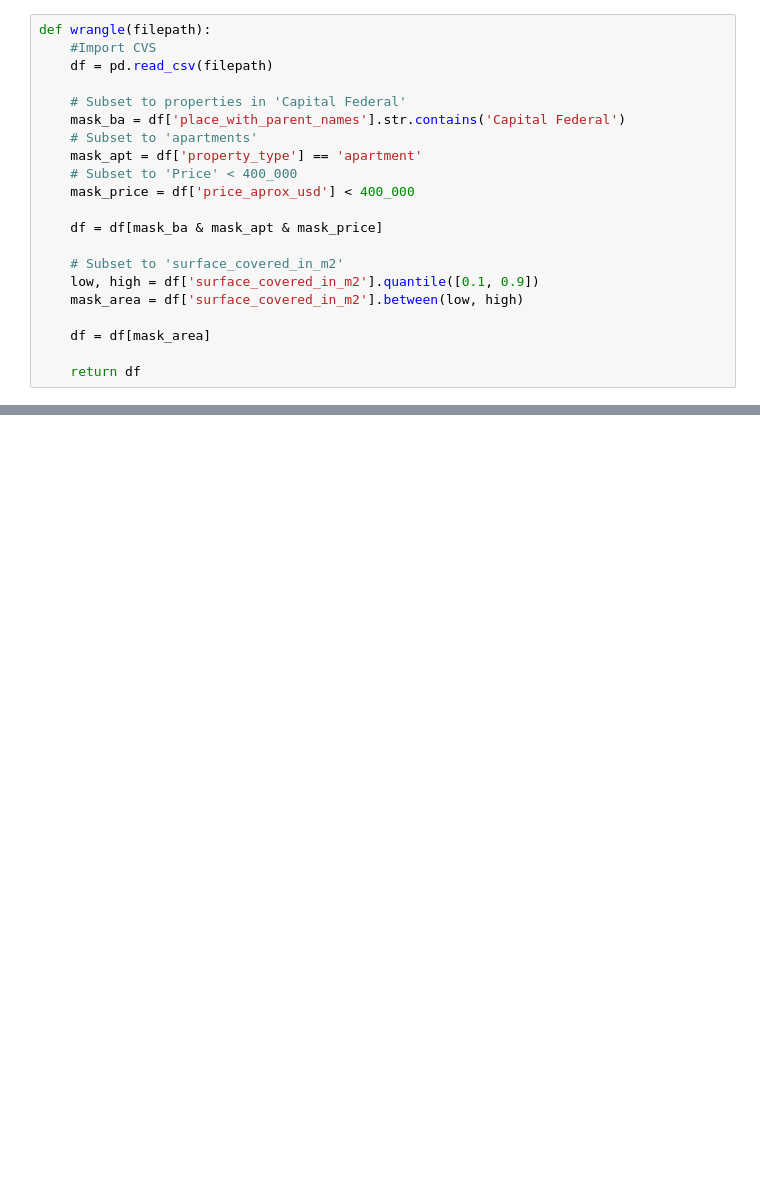
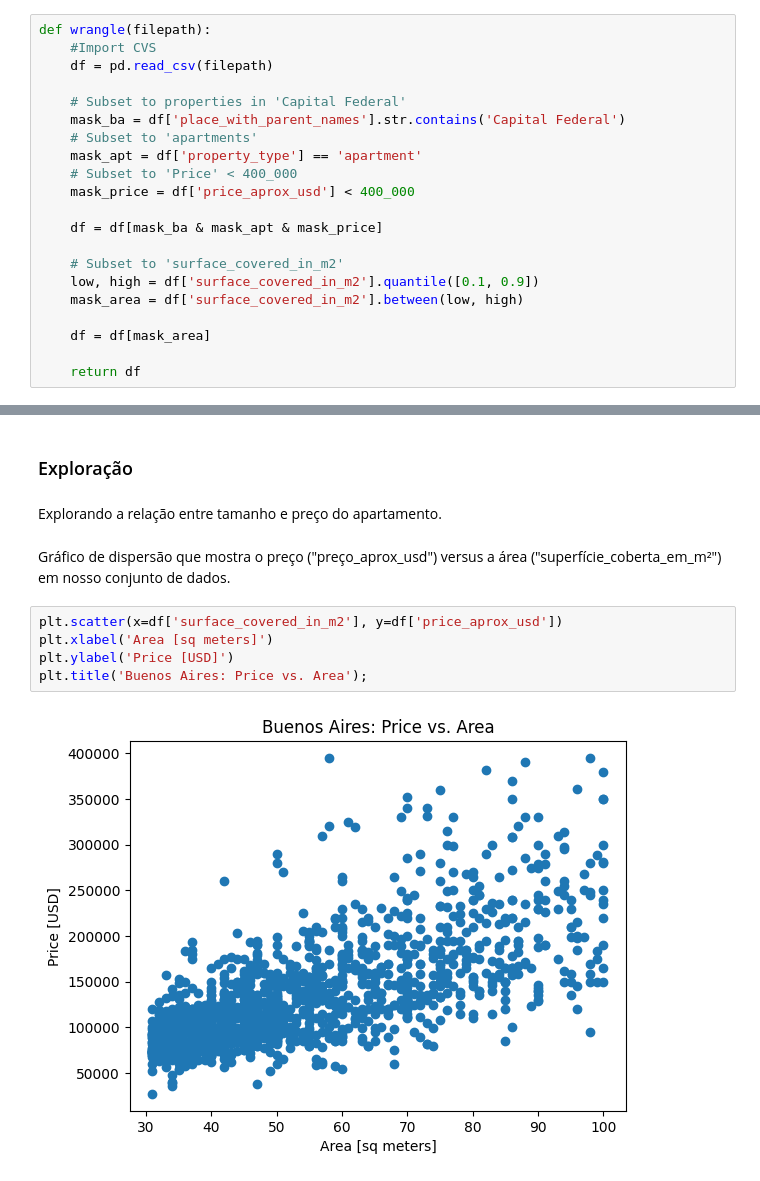
Before and after one commit to filipebvs/projetos_analise_de_dados, a Jupyter notebook: previsao_de_precos.ipynb, the cells around one changed output, grey strips where cells are left out. Drawn from its saved outputs; the diff is of its cells as text; blank space fills up the shorter version.

Commit message:
Finaliza importação de dados, inicia exploração e cria gráfico de dispersão entre área coberta e preç

```diff
--- a/previsao_de_precos.ipynb
+++ b/previsao_de_precos.ipynb
@@ -46,3 +64,16 @@ df shape: (1343, 16)
 | 29 | sell | apartment | |Argentina|Capital Federal|Caball... | -34.615847,-58.459957 | 118000.0 | USD | 1789163.2 | ... |
 | 40 | sell | apartment | |Argentina|Capital Federal|Consti... | -34.6252219,-58.3823825 | 57000.0 | USD | 864256.8 | ... |
 | 41 | sell | apartment | |Argentina|Capital Federal|Once| | -34.6106102,-58.4125107 | 90000.0 | USD | 1364616.0 | ... |
+# %% [markdown]
+### Exploração
+# %% [markdown]
+Explorando a relação entre tamanho e preço do apartamento.
+# %% [markdown]
+Gráfico de dispersão que mostra o preço ("preço_aprox_usd") versus a área ("superfície_coberta_em_m²") em nosso conjunto de dados.
+# %%
+plt.scatter(x=df['surface_covered_in_m2'], y=df['price_aprox_usd'])
+plt.xlabel('Area [sq meters]')
+plt.ylabel('Price [USD]')
+plt.title('Buenos Aires: Price vs. Area');
+# %% [output]
+[figure, added]
```
Also changed, not shown: parts of 7 cells of this notebook.
